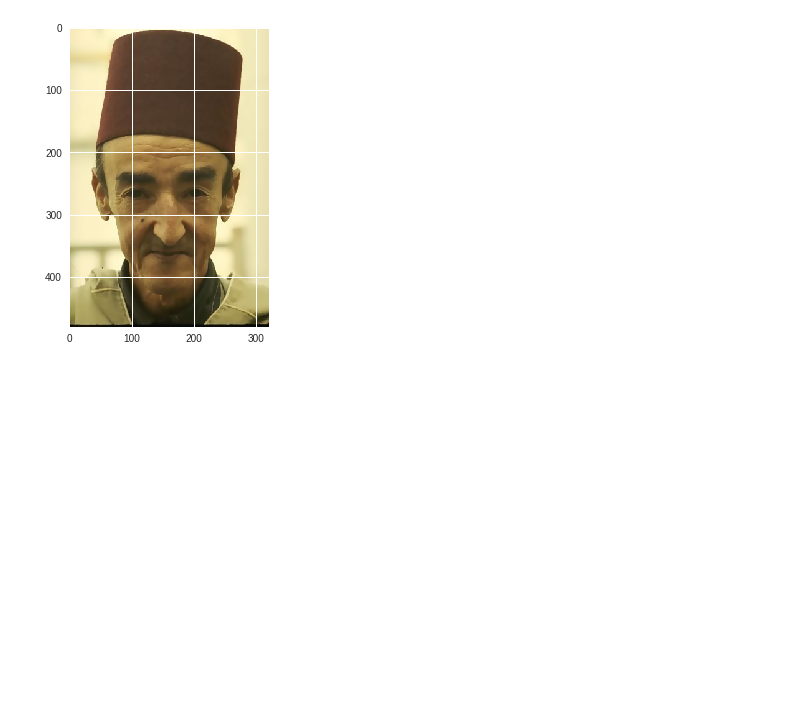
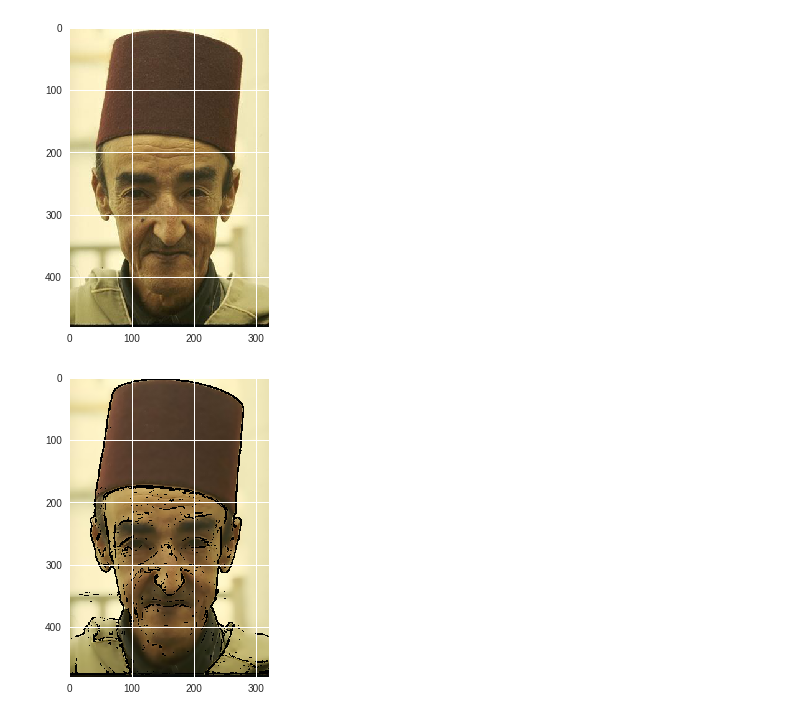
Before and after one commit to FNSYacoub/Cartoonify-Images, a Jupyter notebook: Cartoonify_Images.ipynb, the cells around one changed output. Cells and saved outputs as stored; diff of their text form; code cells hidden in the pictures; blank space fills up the shorter version.

Commit message:
Solved The Unsigned Integer and the output is produced correctly

```diff
--- a/Cartoonify_Images.ipynb
+++ b/Cartoonify_Images.ipynb
@@ -106,3 +98,16 @@ plt.show(True)
 # %% [output]
 [figure]
 [figure]
+# %%
+# since the after_threshold output has 3 channels RGB
+# we must make also the outline (in gray scale)
+# to have 3 channels also
+# http://www.emgu.com/wiki/files/3.0.0/document/html/e3f8abb7-3706-0ccd-46f0-8c57c2232585.htm
+# useful link to solve the problem
+
+three_channel_thresholded = 255-cv2.cvtColor(after_threshold.astype('uint16'), cv2.COLOR_GRAY2BGR)
+cartoon = cv2.bitwise_and(bilateral.astype('uint16'), three_channel_thresholded.astype('uint16'))
+plt.imshow(cartoon)
+plt.show(True)
+# %% [output]
+[figure, added]
```
Also changed, not shown: parts of 7 cells of this notebook.
